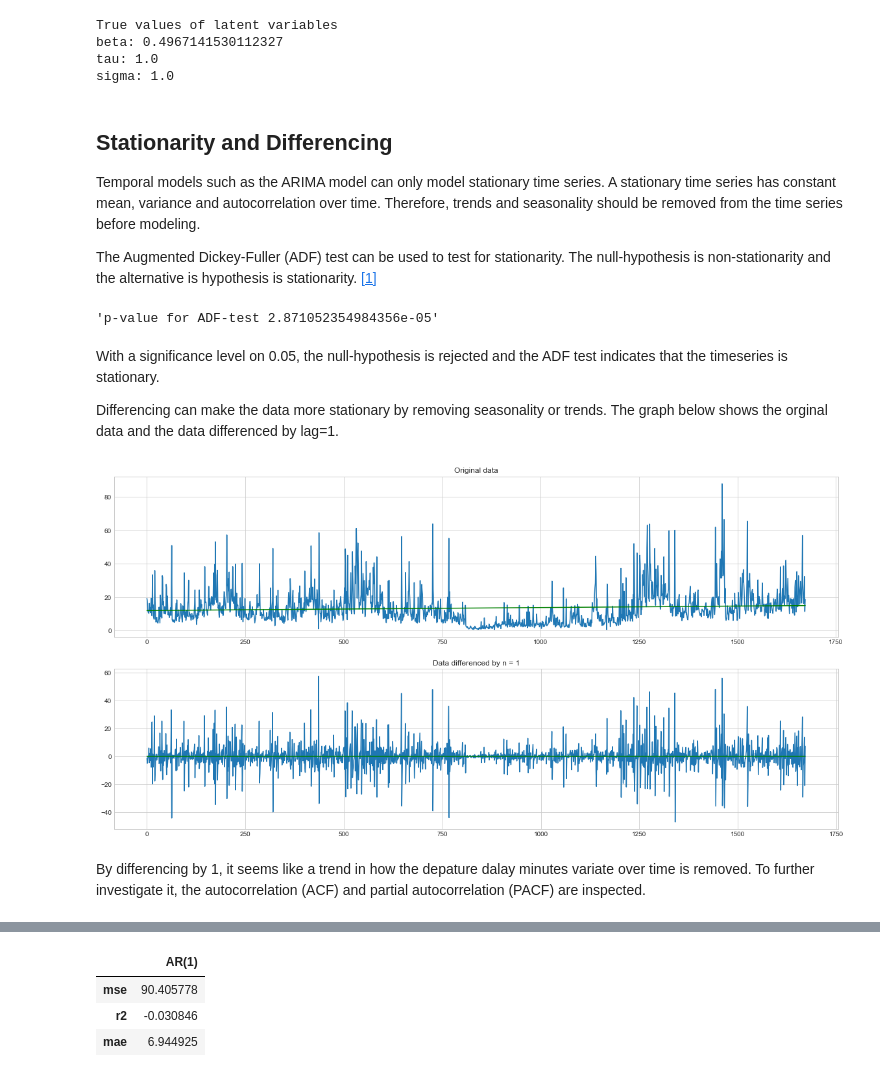
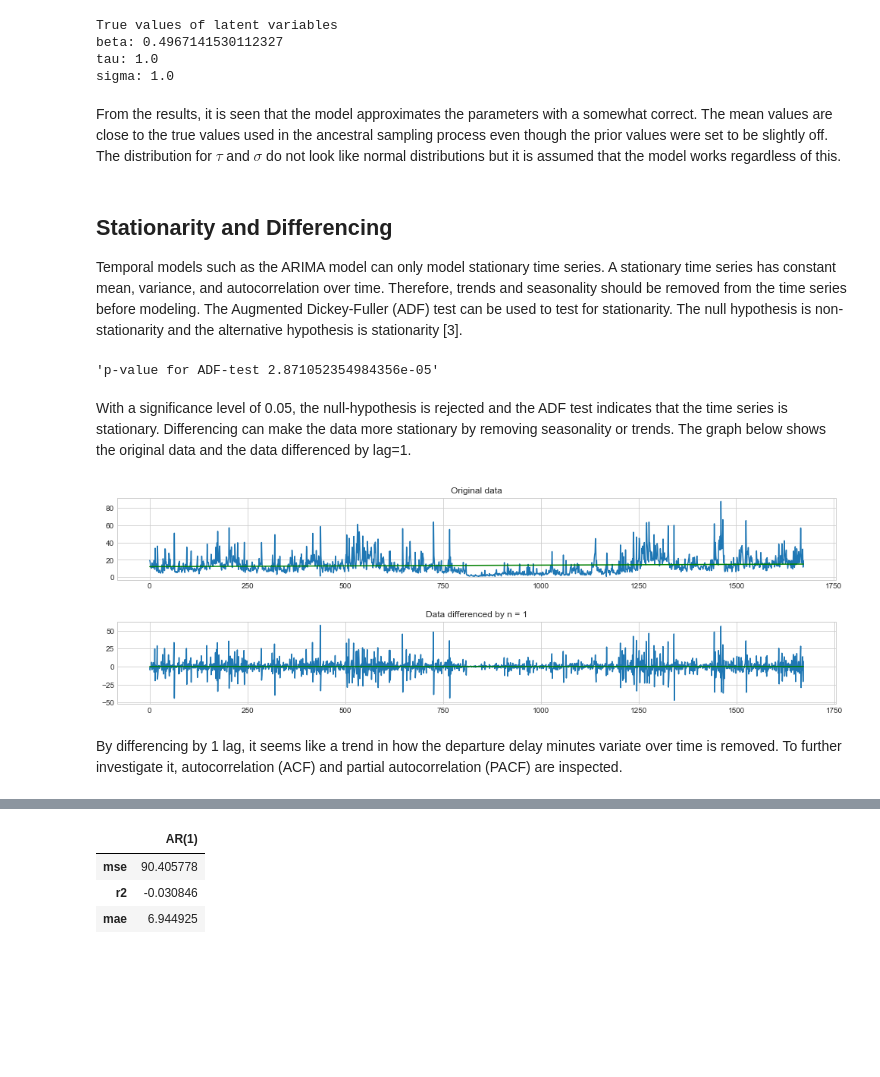
Before and after one commit to oliversvane/MBML-Project-2023, a Jupyter notebook: Arima_Models.ipynb, the cells around one changed output, grey strips where cells are left out. Drawn from its saved outputs; the diff is of its cells as text; code cells hidden in the pictures; blank space fills up the shorter version.

Commit message:
improved text to models

```diff
--- a/Arima_Models.ipynb
+++ b/Arima_Models.ipynb
@@ -316,38 +320,37 @@ def plot_preds(y_pred, y_pred_std, y_true):
+# %% [markdown]
+From the results, it is seen that the model approximates the parameters with a somewhat correct. The mean values are close to the true values used in the ancestral sampling process even though the prior values were set to be slightly off. The distribution for $\tau$ and $\sigma$ do not look like normal distributions but it is assumed that the model works regardless of this.
 # %% [markdown]
 ## Stationarity and Differencing
 
-Temporal models such as the ARIMA model can only model stationary time series. A stationary time series has constant mean, variance and autocorrelation over time. Therefore, trends and seasonality should be removed from the time series before modeling.
-
-The Augmented Dickey-Fuller (ADF) test can be used to test for stationarity. The null-hypothesis is non-stationarity and the alternative is hypothesis is stationarity. [[1]](https://www.linkedin.com/advice/0/what-advantages-disadvantages-stationarizing-your-data)
+Temporal models such as the ARIMA model can only model stationary time series. A stationary time series has constant mean, variance, and autocorrelation over time. Therefore, trends and seasonality should be removed from the time series before modeling. The Augmented Dickey-Fuller (ADF) test can be used to test for stationarity. The null hypothesis is non-stationarity and the alternative hypothesis is stationarity [3].
 # %%
 f'p-value for ADF-test {sts.adfuller(df.DepDelayMinutes)[1]}'
 # %% [output]
 'p-value for ADF-test 2.871052354984356e-05'
 # %% [markdown]
-With a significance level on 0.05, the null-hypothesis is rejected and the ADF test indicates that the timeseries is stationary.
-
-Differencing can make the data more stationary by removing seasonality or trends. The graph below shows the orginal data and the data differenced by lag=1.
+With a significance level of 0.05, the null-hypothesis is rejected and the ADF test indicates that the time series is stationary. Differencing can make the data more stationary by removing seasonality or trends. The graph below shows the original data and the data differenced by lag=1.
 # %%
-fig, ax = plt.subplots(2, 1, figsize=(20, 10))
+fig, ax = plt.subplots(2, 1, figsize=(17,5))
+plt.subplots_adjust(left=None, bottom=None, right=None, top=None, wspace=None, hspace=0.5)
 
 y = df['DepDelayMinutes']
 x = range(0, y.shape[0])
 
 # Original data, no transformations
 p = np.poly1d( np.polyfit(x, y.dropna(), 1))
 ax[0].plot(x,y)
 ax[0].plot(x, p(x), 'g-')
 ax[0].set_title('Original data', fontsize=12);
 
 # Differenced with 1
 x1 = range(0, y.diff(1).dropna().shape[0])
 p_diff1 = np.poly1d(np.polyfit(x1, y.diff(1).dropna(), 1))
 ax[1].plot(x1,y.diff(1).dropna())
 ax[1].plot(x1, p_diff1(x1), 'g-')
 ax[1].set_title('Data differenced by n = 1', fontsize=12);
 plt.savefig('figures/timeseries_differentiation.png', bbox_inches='tight')
 # %% [output]
-[figure, old version]
+[figure, new version]
 # %% [markdown]
-By differencing by 1, it seems like a trend in how the depature dalay minutes variate over time is removed. To further investigate it, the autocorrelation (ACF) and partial autocorrelation (PACF) are inspected.
+By differencing by 1 lag, it seems like a trend in how the departure delay minutes variate over time is removed. To further investigate it, autocorrelation (ACF) and partial autocorrelation (PACF) are inspected.
 # %%
```
Also changed, not shown: parts of 54 cells of this notebook, 10 other files.
